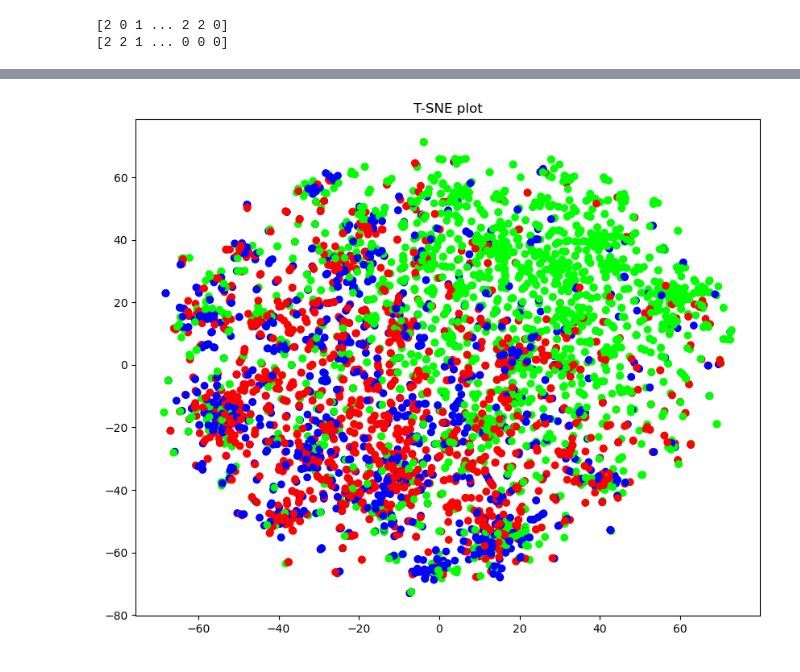
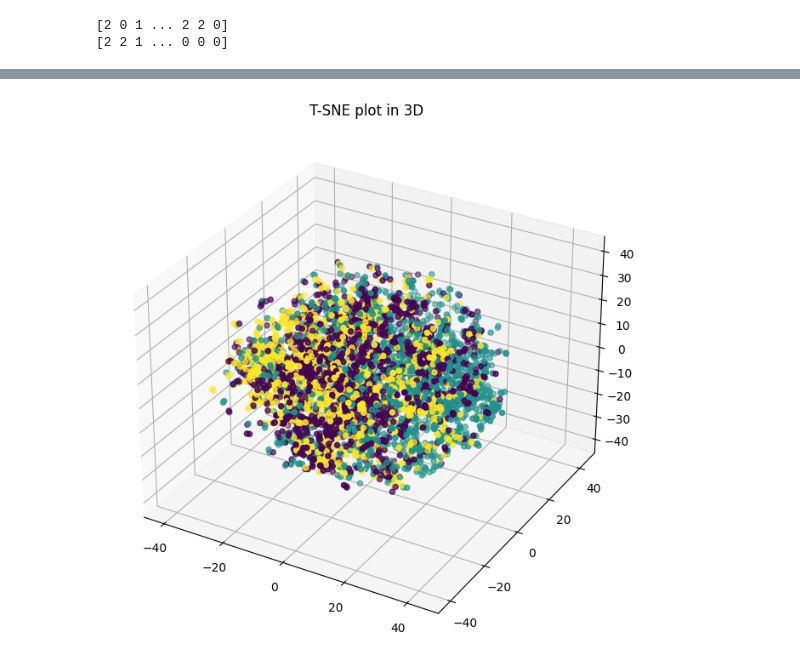
Before and after one commit to abolfazl-talebzadeh/tensorflow_keras_LSTM, a Jupyter notebook: Ensemble_1.ipynb, the cells around one changed output, grey strips where cells are left out. Cells and saved outputs as stored; diff of their text form; code cells hidden in the pictures.

```diff
--- a/Ensemble_1.ipynb
+++ b/Ensemble_1.ipynb
@@ -225,11 +223,14 @@ NameError: name 'LabelBinarizer' is not defined
 # %%
 # T-SNE plot
-tsne = TSNE(n_components=2, init="random")
+from mpl_toolkits.mplot3d import Axes3D
+
+tsne = TSNE(n_components=3, init="random",perplexity=30)
 X_tsne = tsne.fit_transform(final_x_test)
 
-plt.figure(figsize=(10, 8))
-plt.scatter(X_tsne[:, 0], X_tsne[:, 1], c=ensemble_pred)
-plt.title('T-SNE plot')
+fig = plt.figure(figsize=(10, 8))
+ax = fig.add_subplot(111, projection='3d')
+ax.scatter(X_tsne[:, 0], X_tsne[:, 1], X_tsne[:, 2], c=ensemble_pred)
+ax.set_title('T-SNE plot in 3D')
 plt.show()
 # %% [output]
-[figure, old version]
+[figure, new version]
```
Also changed, not shown: parts of 8 cells of this notebook, 11 other files.
